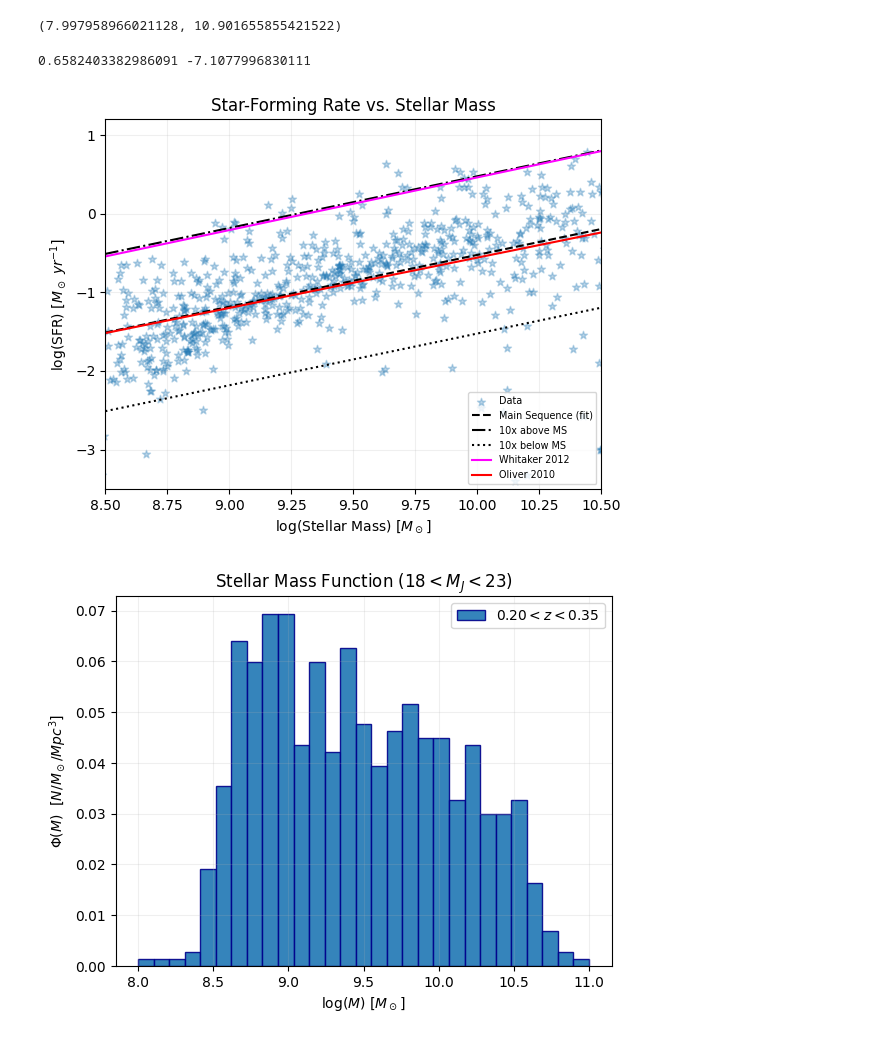
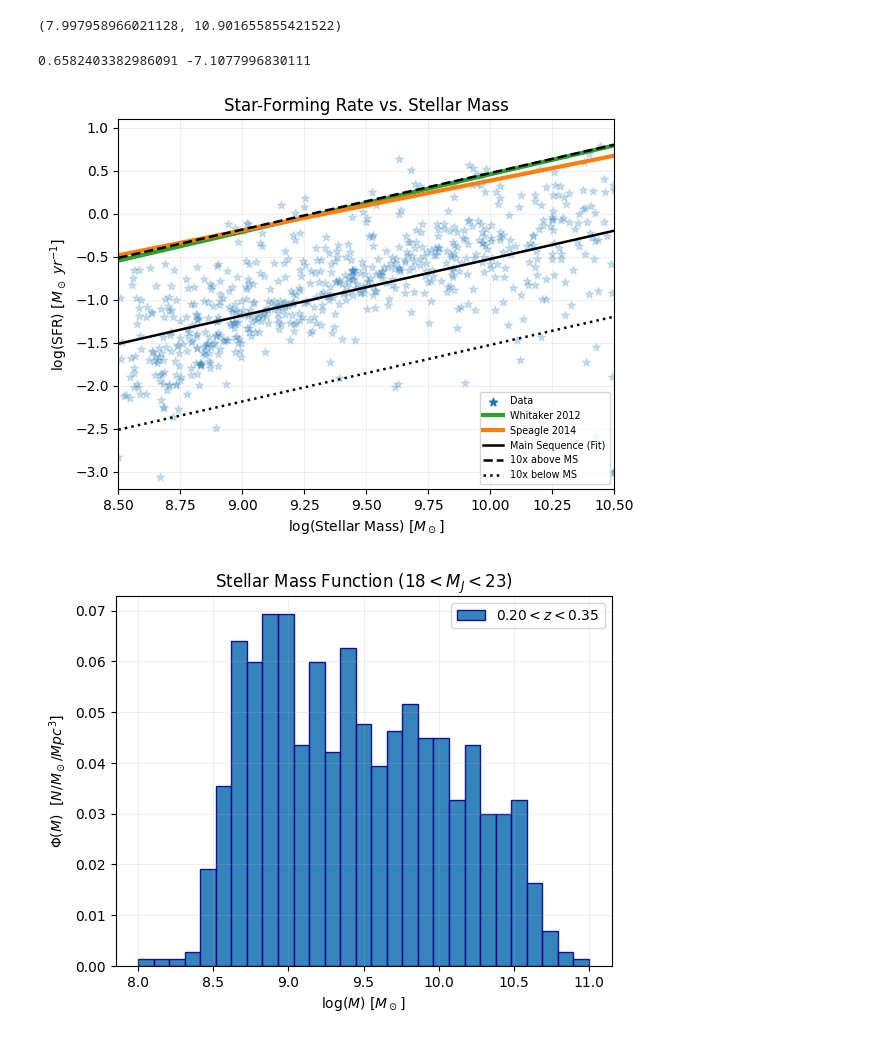
Before and after one commit to mayamerch/block-3-project, a Jupyter notebook: abell 2744.ipynb, the cells around one changed output. Drawn from its saved outputs; the diff is of its cells as text; code cells hidden in the pictures.

```diff
--- a/abell 2744.ipynb
+++ b/abell 2744.ipynb
@@ -409,6 +479,8 @@ df['U'] = list(restU)
 df['V'] = list(restV)
 df['J'] = list(restJ)
 df['mag'] = mag_f150
+df['ra'] = list(zout['ra'])
+df['dec'] = list(zout['dec'])
 
 df['mag'] = df['mag'].fillna(-1)
 df = df[df['mag'] > -1] # only valid ones now
@@ -601,7 +709,7 @@ plt.legend()
 ## ZOOMED
 ms_zoom = []
 for z in zs_zoom:
-    m_cut = z[(z['mag'] >= 18) & (z['mag'] <= 25)]
+    m_cut = z[(z['mag'] >= 18) & (z['mag'] <= 23)]
     ms_zoom.append(m_cut)
 print('zoomed:')
 for m in ms_zoom:
@@ -817,42 +972,45 @@ min(np.log10(stellar_df['stellar_mass'])), max(np.log10(stellar_df['stellar_mass
 x_sfr = np.log10(stellar_df['stellar_mass'])
 x_sfr_data = np.linspace(8.5, 10.5, 40)
 y_sfr = np.log10(stellar_df['sfr'])
 
 def linear(x, m, b):
     return m*x + b
 
 popt, pcov = curve_fit(linear, x_sfr, y_sfr)
 
 m, b = popt
 print(*popt)
 
 y_fit = linear(x_sfr_data, m, b)
 y_above = linear(x_sfr_data, m, np.log10(10**b*10))
 y_below = linear(x_sfr_data, m, np.log10(10**b/10))
 whitaker = linear(x_sfr_data, 0.67, -6.24)
-oliver = linear(x_sfr_data, 0.64, -6.96)
+speagle = linear(x_sfr_data, 0.57935, -5.40725)
 
 # Plot
-plt.scatter(x_sfr, y_sfr, alpha=0.3, marker='*', label='Data')
-plt.plot(x_sfr_data, y_fit, color='k', linestyle='dashed', label='Main Sequence (fit)')
-plt.plot(x_sfr_data, y_above, color='k', linestyle='dashdot', label='10x above MS')
-plt.plot(x_sfr_data, y_below, color='k', linestyle='dotted', label='10x below MS')
-plt.plot(x_sfr_data, whitaker, color='magenta', linestyle='solid', label='Whitaker 2012')
-plt.plot(x_sfr_data, oliver, color='red', linestyle='solid', label='Oliver 2010')
+plt.scatter(x_sfr, y_sfr, alpha=0.2, marker='*', color='tab:blue')
+plt.scatter(11, 4, marker='*', label='Data', color='tab:blue')
+
+plt.plot(x_sfr_data, whitaker, color='tab:green', linewidth=3, linestyle='solid', label='Whitaker 2012')
+plt.plot(x_sfr_data, speagle, color='tab:orange', linewidth=3, linestyle='solid', label='Speagle 2014')
+
+plt.plot(x_sfr_data, y_fit, color='k', linewidth=1.8, linestyle='solid', label='Main Sequence (Fit)')
+plt.plot(x_sfr_data, y_above, color='k', linewidth=1.8, linestyle='dashed', label='10x above MS')
+plt.plot(x_sfr_data, y_below, color='k', linewidth=1.8, linestyle='dotted', label='10x below MS')
 
 #plt.text(8.75, 0.35, 'Starbursts')
 #plt.text(9, -3, 'Quiescent')
 #plt.text(8.61, -1.35, 'MS')
 
 plt.legend(loc='lower right', fontsize='x-small')
-plt.xlim(8.5, 10.5); plt.ylim(-3.5, 1.2)
+plt.xlim(8.5, 10.5); plt.ylim(-3.2, 1.1)
 plt.xlabel('log(Stellar Mass) [$M_\odot$]')
 plt.ylabel('log(SFR) [$M_\odot \ yr^{-1}$]')
 plt.title('Star-Forming Rate vs. Stellar Mass')
 plt.grid(alpha=0.2)
 # %% [output]
 0.6582403382986091 -7.1077996830111
-[figure, old version]
+[figure, new version]
 # %%
 def smf(phi_star, mag, M_star, a):
     phi = np.log(10) * phi_star * np.exp(-10**(np.log10(mag) - np.log10(M_star))) * (10**(np.log10(mag)-np.log10(M_star)))**(a+1)
```
Also changed, not shown: parts of 25 cells of this notebook, 1 other file.
